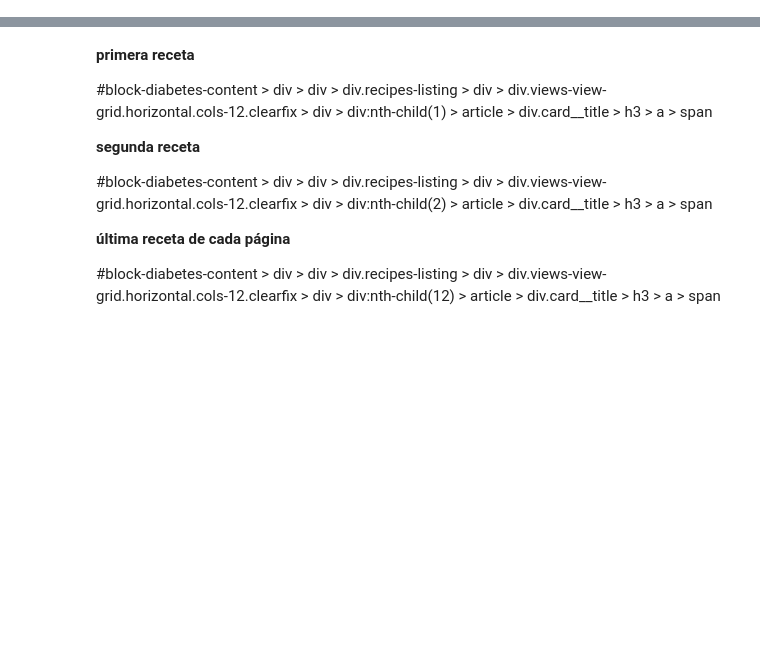
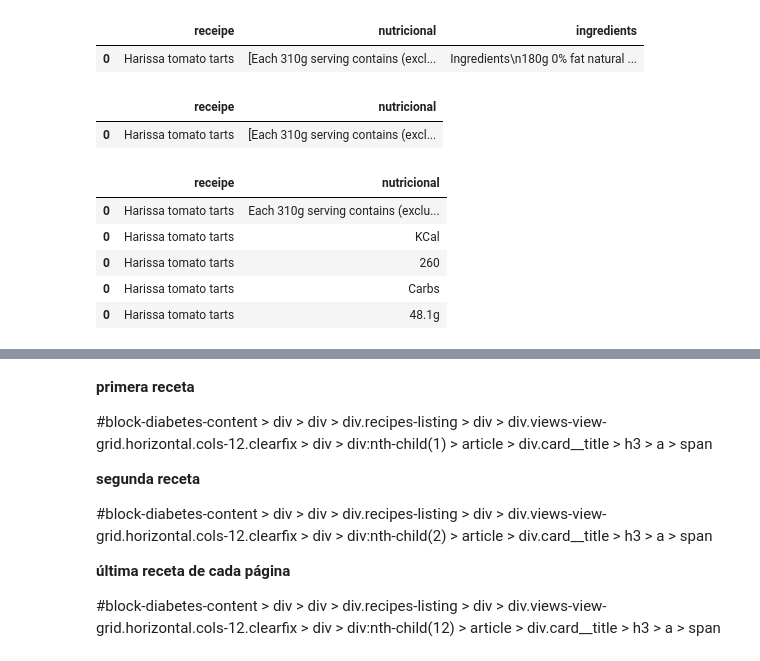
Before and after one commit to Hackaton-Eclectique/DataCode, a Jupyter notebook: Selenium_Receipes.ipynb, the cells around one changed output, grey strips where cells are left out. Saved outputs shown, nothing was run; the diff lists cells and outputs as text; code cells hidden in the pictures; blank space fills up the shorter version.

```diff
--- a/Selenium_Receipes.ipynb
+++ b/Selenium_Receipes.ipynb
@@ -122,0 +206,25 @@ pd.concat([df1, df2], axis = 1)
+# %%
+final["nutricional"] = final["nutricional"].apply(lambda x: x.split('\n'))
+# %%
+final.head(1)
+# %% [output]
+|  | receipe | nutricional | ingredients |
+| 0 | Harissa tomato tarts | [Each 310g serving contains (excl... | Ingredients\n180g 0% fat natural ... |
+# %%
+final_nutri = final[["receipe", "nutricional"]]
+# %%
+final_nutri.head(1)
+# %% [output]
+|  | receipe | nutricional |
+| 0 | Harissa tomato tarts | [Each 310g serving contains (excl... |
+# %%
+final_nutri = final_nutri.explode("nutricional")
+# %%
+final_nutri.head()
+# %% [output]
+|  | receipe | nutricional |
+| 0 | Harissa tomato tarts | Each 310g serving contains (exclu... |
+| 0 | Harissa tomato tarts | KCal |
+| 0 | Harissa tomato tarts | 260 |
+| 0 | Harissa tomato tarts | Carbs |
+| 0 | Harissa tomato tarts | 48.1g |
```
Also changed, not shown: parts of 21 cells of this notebook, 43 other files.
